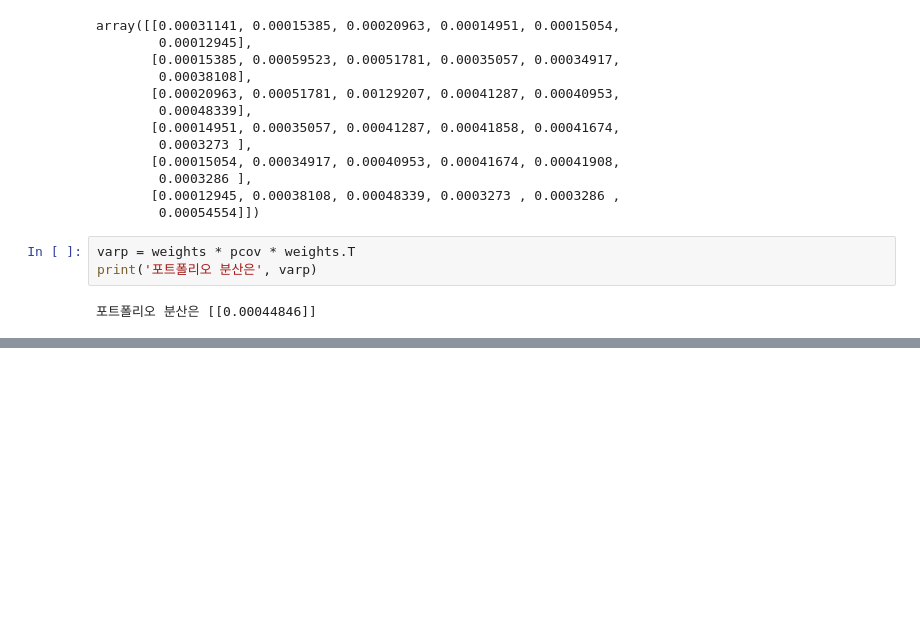
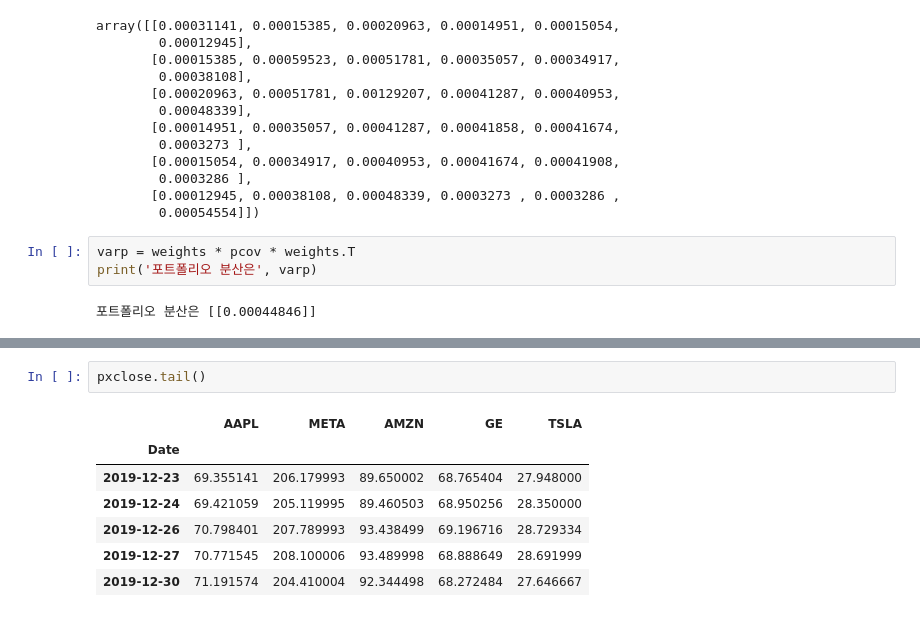
Before and after one commit to wolfinwallst/Financial_Engineering_and_Risk_Management, a Jupyter notebook: 파이썬으로 배우는 포트폴리오/#3.1 포트폴리오의 기대수익률과 위험.ipynb, the cells around one changed output, grey strips where cells are left out. Drawn from its saved outputs; the diff is of its cells as text; blank space fills up the shorter version.

```diff
--- a/파이썬으로 배우는 포트폴리오/#3.1 포트폴리오의 기대수익률과 위험.ipynb
+++ b/파이썬으로 배우는 포트폴리오/#3.1 포트폴리오의 기대수익률과 위험.ipynb
@@ -430,0 +470,10 @@ print('포트폴리오 분산은', varp)
+# %%
+pxclose.tail()
+# %% [output]
+|  | AAPL | META | AMZN | GE | TSLA |
+| Date |  |  |  |  |  |
+| 2019-12-23 | 69.355141 | 206.179993 | 89.650002 | 68.765404 | 27.948000 |
+| 2019-12-24 | 69.421059 | 205.119995 | 89.460503 | 68.950256 | 28.350000 |
+| 2019-12-26 | 70.798401 | 207.789993 | 93.438499 | 69.196716 | 28.729334 |
+| 2019-12-27 | 70.771545 | 208.100006 | 93.489998 | 68.888649 | 28.691999 |
+| 2019-12-30 | 71.191574 | 204.410004 | 92.344498 | 68.272484 | 27.646667 |
```
Also changed, not shown: parts of 12 cells of this notebook.
